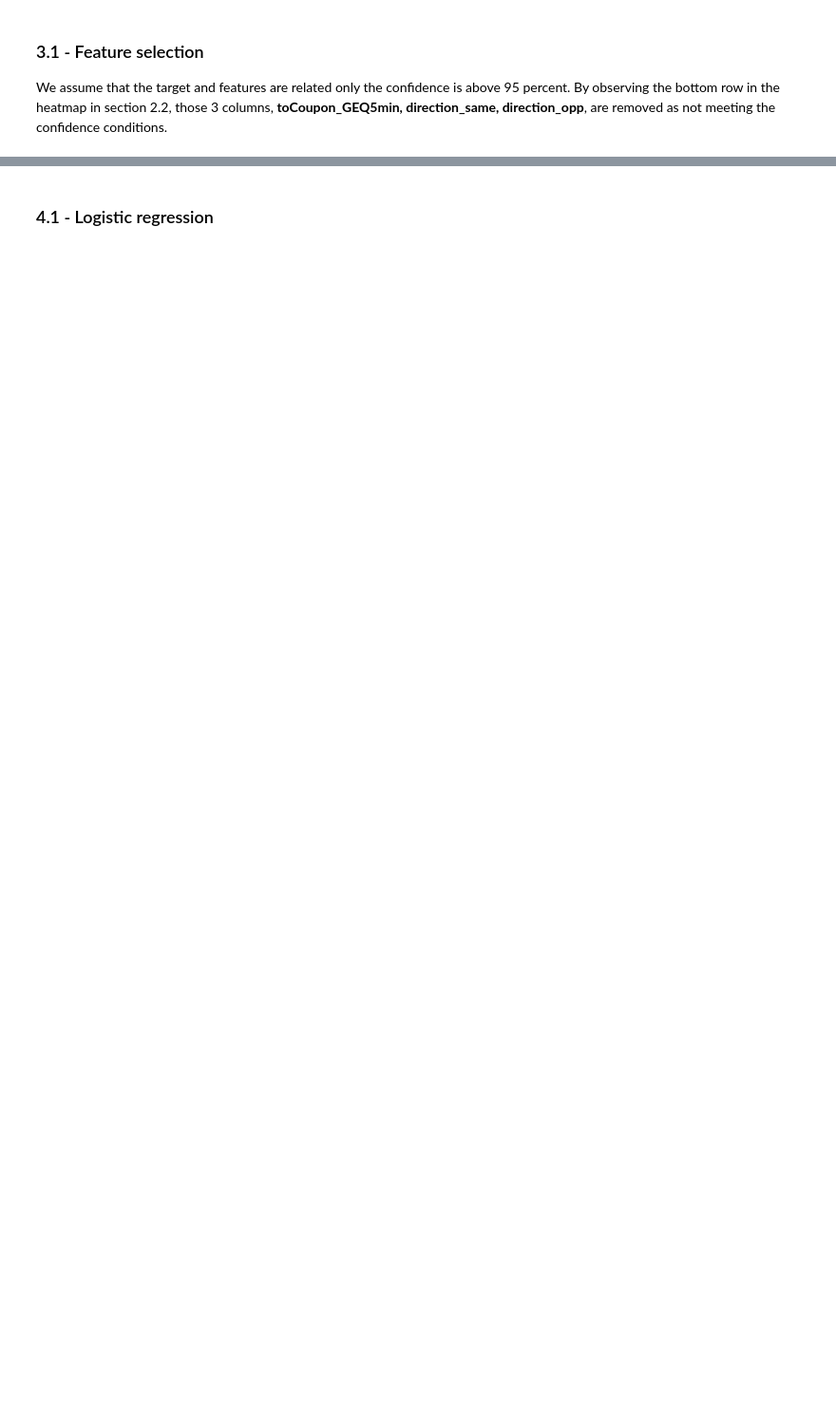
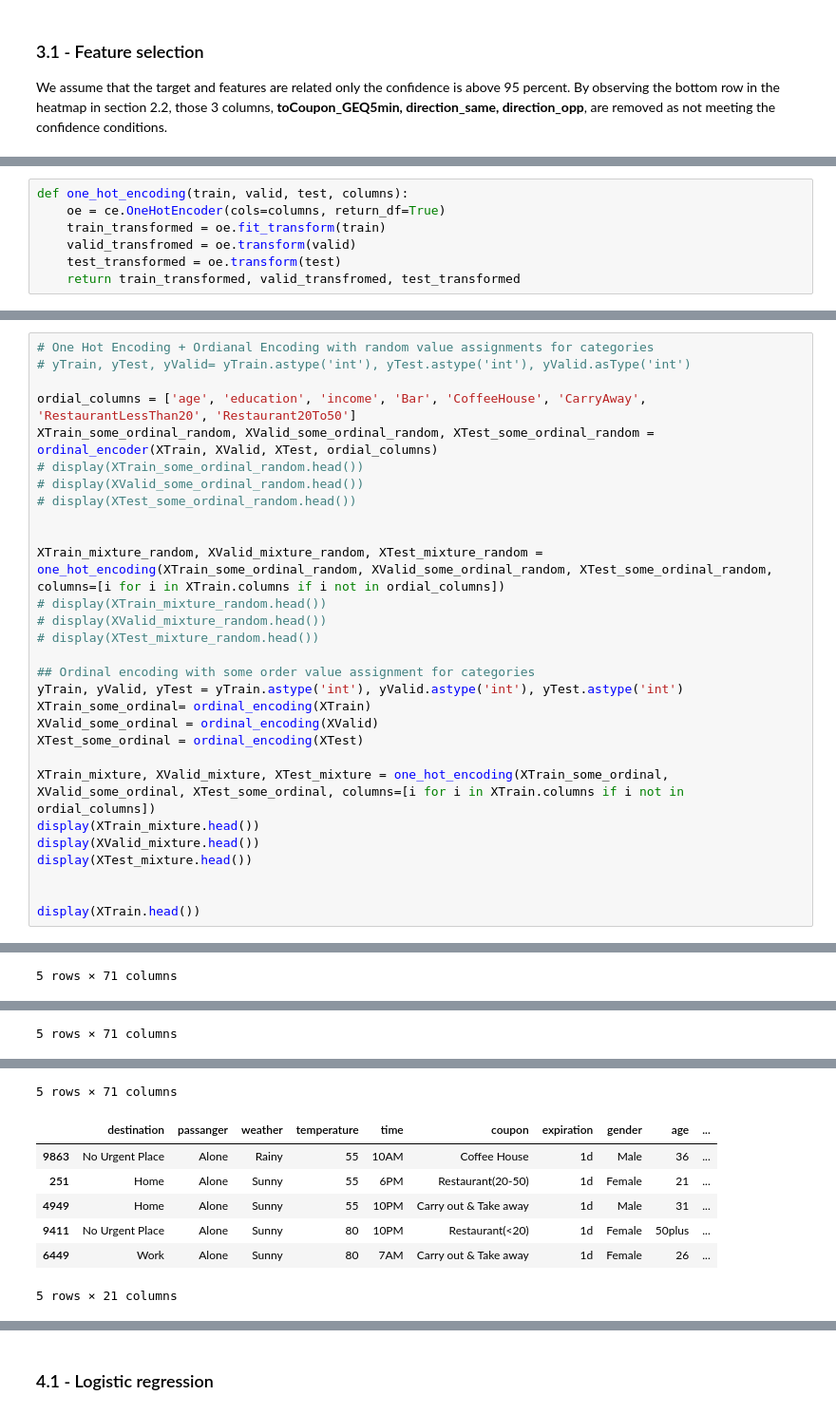
Before and after one commit to AnushkaHegde/In-Vehicle-Coupon-Recommendation-ML-Project, a Jupyter notebook: Code/EDA & Models.ipynb, the cells around one changed output, grey strips where cells are left out. Shown at 95% size. Drawn from its saved outputs; the diff is of its cells as text; blank space fills up the shorter version.

```diff
--- a/Code/EDA & Models.ipynb
+++ b/Code/EDA & Models.ipynb
@@ -780,0 +529,7 @@ Accuracy: 71.70
+# %%
+def one_hot_encoding(train, valid, test, columns):
+    oe = ce.OneHotEncoder(cols=columns, return_df=True)
+    train_transformed = oe.fit_transform(train)
+    valid_transfromed = oe.transform(valid)
+    test_transformed = oe.transform(test)
+    return train_transformed, valid_transfromed, test_transformed
@@ -780,0 +568,30 @@ Accuracy: 71.70
+# %%
+# One Hot Encoding + Ordianal Encoding with random value assignments for categories
+# yTrain, yTest, yValid= yTrain.astype('int'), yTest.astype('int'), yValid.asType('int')
+
+ordial_columns = ['age', 'education', 'income', 'Bar', 'CoffeeHouse', 'CarryAway', 'RestaurantLessThan20', 'Restaurant20To50']
+XTrain_some_ordinal_random, XValid_some_ordinal_random, XTest_some_ordinal_random = ordinal_encoder(XTrain, XValid, XTest, ordial_columns)
+# display(XTrain_some_ordinal_random.head())
+# display(XValid_some_ordinal_random.head())
+# display(XTest_some_ordinal_random.head())
+
+
+XTrain_mixture_random, XValid_mixture_random, XTest_mixture_random = one_hot_encoding(XTrain_some_ordinal_random, XValid_some_ordinal_random, XTest_some_ordinal_random, columns=[i for i in XTrain.columns if i not in ordial_columns])
+# display(XTrain_mixture_random.head())
+# display(XValid_mixture_random.head())
+# display(XTest_mixture_random.head())
+
+## Ordinal encoding with some order value assignment for categories
+yTrain, yValid, yTest = yTrain.astype('int'), yValid.astype('int'), yTest.astype('int')
+XTrain_some_ordinal= ordinal_encoding(XTrain)
+XValid_some_ordinal = ordinal_encoding(XValid)
+XTest_some_ordinal = ordinal_encoding(XTest)
+
+XTrain_mixture, XValid_mixture, XTest_mixture = one_hot_encoding(XTrain_some_ordinal, XValid_some_ordinal, XTest_some_ordinal, columns=[i for i in XTrain.columns if i not in ordial_columns])
+display(XTrain_mixture.head())
+display(XValid_mixture.head())
+display(XTest_mixture.head())
+
+
+display(XTrain.head())
+# %% [output]
@@ -780,0 +604 @@ Accuracy: 71.70
+5 rows × 71 columns
@@ -780,0 +611 @@ Accuracy: 71.70
+5 rows × 71 columns
@@ -780,0 +618,8 @@ Accuracy: 71.70
+5 rows × 71 columns
+|  | destination | passanger | weather | temperature | time | coupon | expiration | gender | age | ... |
+| 9863 | No Urgent Place | Alone | Rainy | 55 | 10AM | Coffee House | 1d | Male | 36 | ... |
+| 251 | Home | Alone | Sunny | 55 | 6PM | Restaurant(20-50) | 1d | Female | 21 | ... |
+| 4949 | Home | Alone | Sunny | 55 | 10PM | Carry out & Take away | 1d | Male | 31 | ... |
+| 9411 | No Urgent Place | Alone | Sunny | 80 | 10PM | Restaurant(<20) | 1d | Female | 50plus | ... |
+| 6449 | Work | Alone | Sunny | 80 | 7AM | Carry out & Take away | 1d | Female | 26 | ... |
+5 rows × 21 columns
```
Also changed, not shown: parts of 102 cells of this notebook.
